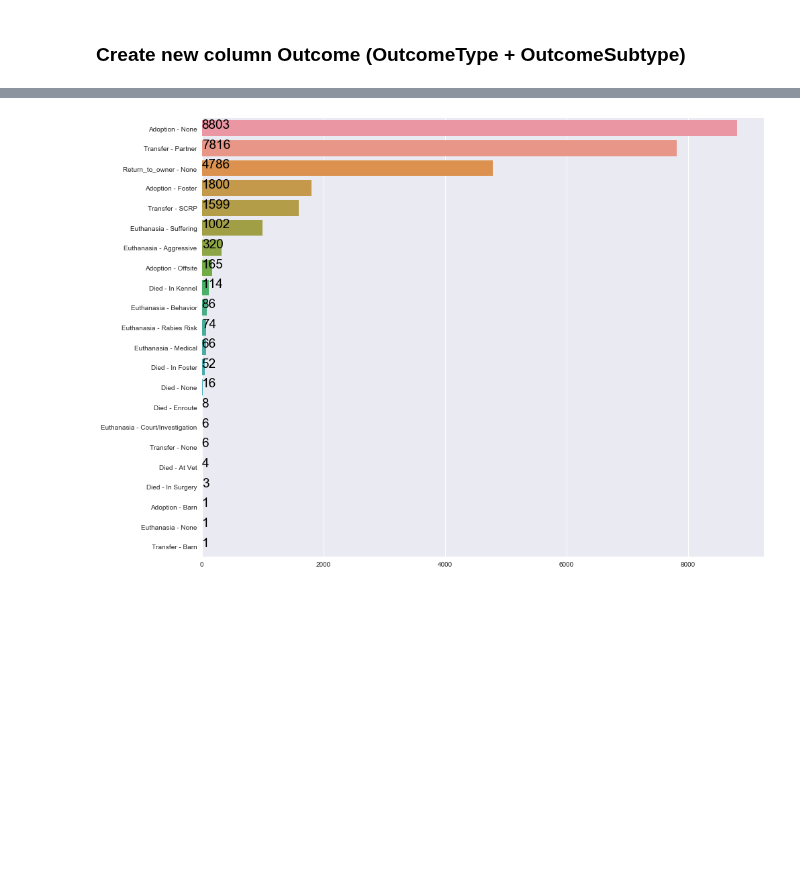
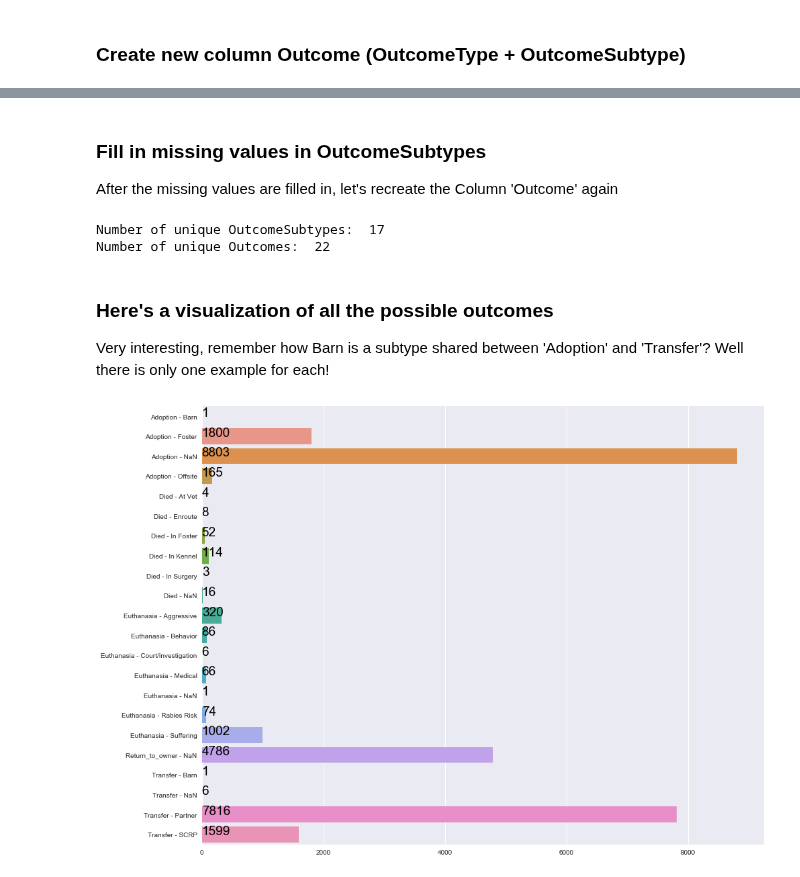
Before and after one commit to pstetz/Kaggle, a Jupyter notebook: in_progress/shelter/1_start.ipynb, the cells around one changed output, grey strips where cells are left out. Saved outputs shown, nothing was run; the diff lists cells and outputs as text; code cells hidden in the pictures; blank space fills up the shorter version.

```diff
--- a/in_progress/shelter/1_start.ipynb
+++ b/in_progress/shelter/1_start.ipynb
@@ -84,5 +87,3 @@ _ = train.OutcomeType.value_counts().plot(kind="bar")
-# %%
-train.OutcomeSubtype = train.OutcomeSubtype.fillna("None")
 # %% [markdown]
 ### Create new column Outcome (OutcomeType + OutcomeSubtype)
 # %%
@@ -95,0 +103,12 @@ Number of unique Outcomes:  22
+# %%
+# switched order so easier to compare
+train["Outcome"] = train.OutcomeSubtype + " - " + train.OutcomeType
+
+outcome_unique = train.Outcome.unique()
+suboutcome_unique = train.OutcomeSubtype.unique()
+
+for i in range(len(outcome_unique)):
+    if i == len(suboutcome_unique):
+        print("           ****", outcome_unique[i])
+    else:
+        print(suboutcome_unique[i], "****", outcome_unique[i])
@@ -96,4 +134,21 @@ Number of unique Outcomes:  22
+# %% [markdown]
+### Fill in missing values in OutcomeSubtypes
+
+After the missing values are filled in, let's recreate the Column 'Outcome' again
+# %%
+train.OutcomeSubtype = train.OutcomeSubtype.fillna("NaN")
+train["Outcome"] = train.OutcomeType + " - " + train.OutcomeSubtype
+
+print("Number of unique OutcomeSubtypes: ", len(train.OutcomeSubtype.unique()))
+print("Number of unique Outcomes: ", len(train.Outcome.unique()))
+# %% [output]
+Number of unique OutcomeSubtypes:  17
+Number of unique Outcomes:  22
+# %% [markdown]
+### Here's a visualization of all the possible outcomes
+
+Very interesting, remember how Barn is a subtype shared between 'Adoption' and 'Transfer'?  Well there is only one example for each!
 # %%
-pretty_bar(train.Outcome.value_counts())
+pretty_bar(train.Outcome.value_counts().sort_index())
 # %% [output]
-[figure, old version]
+[figure, new version]
```
Also changed, not shown: parts of 7 cells of this notebook.
